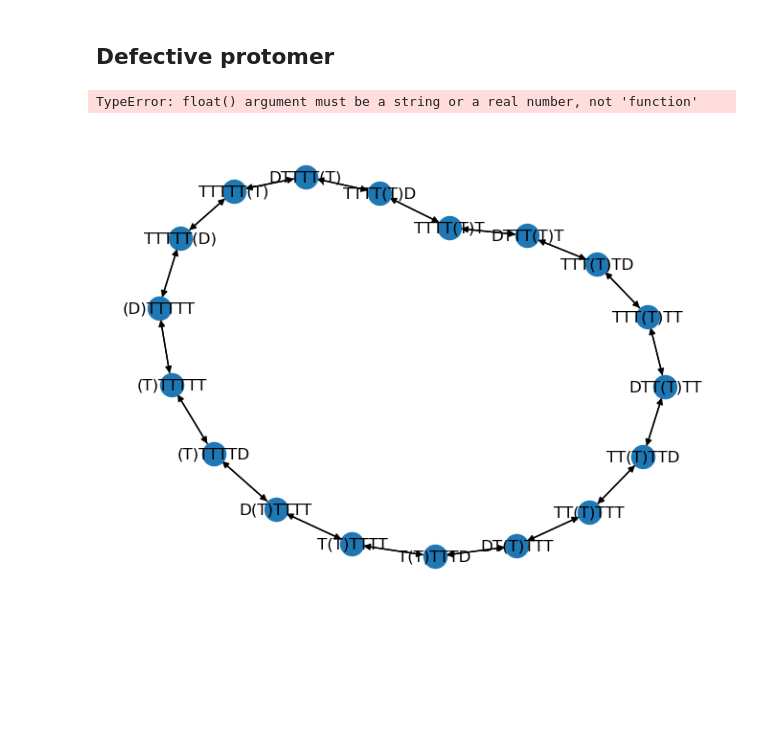
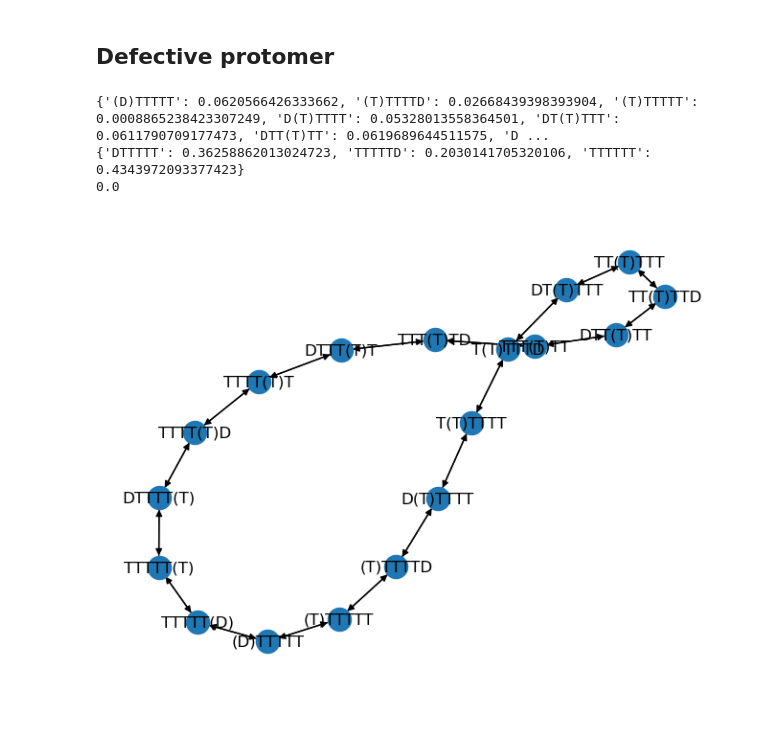
Before and after one commit to antmaier/Projet-de-Master, a Jupyter notebook: UnderstandingGillespieAlgorithm.ipynb, the cells around one changed output. Saved outputs shown, nothing was run; the diff lists cells and outputs as text; code cells hidden in the pictures; blank space fills up the shorter version.

Commit message:
In progress, average_velocity to fix

```diff
--- a/UnderstandingGillespieAlgorithm.ipynb
+++ b/UnderstandingGillespieAlgorithm.ipynb
@@ -854,13 +854,17 @@ ax = SC_2R_1_loop.plot_position_evolution(
 # %% [markdown]
 ## Defective protomer
 # %%
-defective_sc2r = DefectiveSC2R()
+defective_sc2r = DefectiveSC2R(1)
 nx.draw(defective_sc2r.kinetic_scheme, with_labels=True)
 probabilities = defective_sc2r._compute_probabilities()
 print(probabilities)
+print(defective_sc2r.defect_ignored_probabilities())
+print(defective_sc2r.average_velocity())
 # %% [output]
-TypeError: float() argument must be a string or a real number, not 'function'
+{'(D)TTTTT': 0.0620566426333662, '(T)TTTTD': 0.02668439398393904, '(T)TTTTT': 0.0008865238423307249, 'D(T)TTTT': 0.05328013558364501, 'DT(T)TTT': 0.0611790709177473, 'DTT(T)TT': 0.0619689644511575, 'D ...
+{'DTTTTT': 0.36258862013024723, 'TTTTTD': 0.2030141705320106, 'TTTTTT': 0.4343972093377423}
+0.0
-[figure, old version]
+[figure, new version]
 # %% [markdown]
 ##
 # %%
```
Also changed, not shown: 1 other file.
